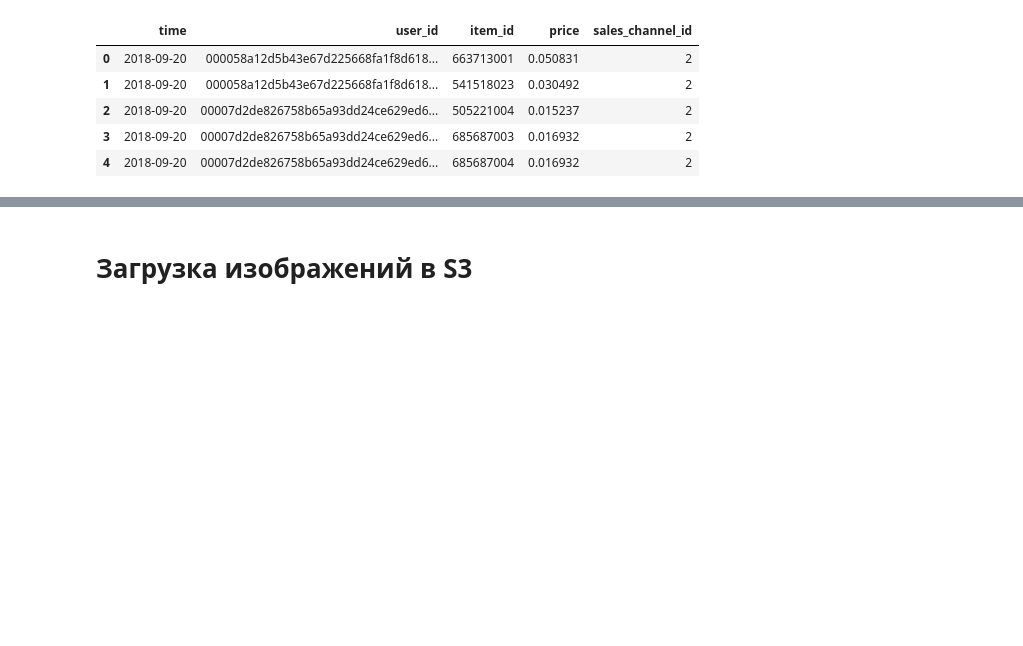
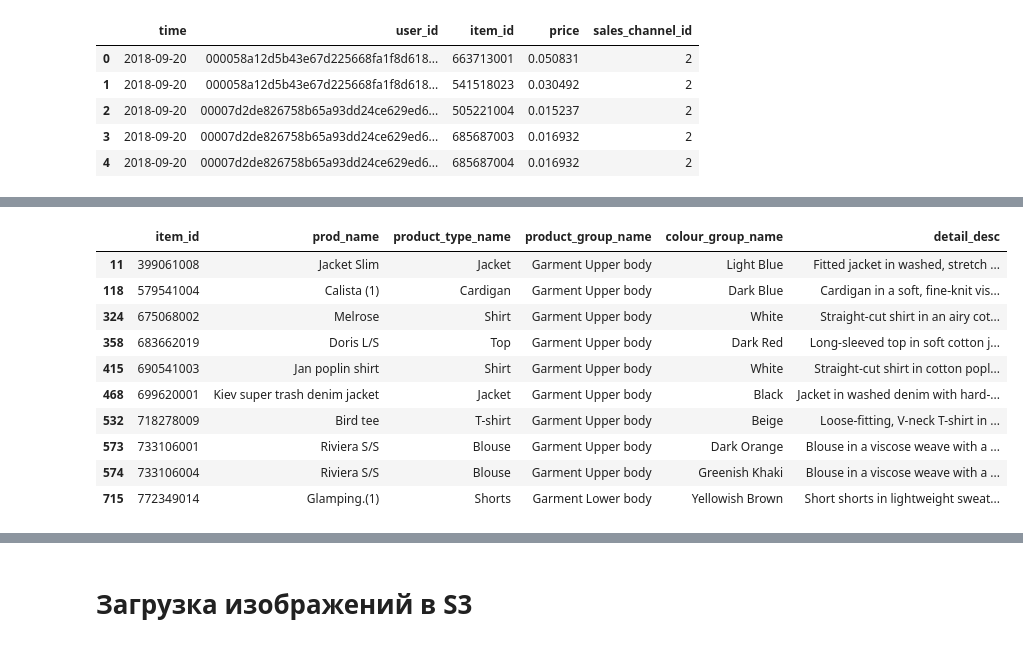
Before and after one commit to lyaminartemiy/graphnn-recommendation-system, a Jupyter notebook: notebooks/data_preprocessing.ipynb, the cells around one changed output, grey strips where cells are left out. Cells and saved outputs as stored; diff of their text form; code cells hidden in the pictures; blank space fills up the shorter version.

```diff
--- a/notebooks/data_preprocessing.ipynb
+++ b/notebooks/data_preprocessing.ipynb
@@ -130,5 +337,14 @@ transactions.head()
 # %%
-filtered_transactions, selected_users, selected_items = prepare_filtered_dataset(transactions=transactions)
+# filtered_transactions, selected_users, selected_items = prepare_filtered_dataset(transactions=transactions)
+filtered_transactions, selected_users, selected_items, eligible_types = prepare_balanced_dataset(
+    transactions=transactions,
+    articles=articles,
+    num_articles_per_type=100,
+    num_customers=1000,
+    min_articles_per_user=5,
+    min_users_per_article=500,
+)
+
 filtered_customers = customers[customers[Constants.USER_ID].isin(selected_users)]
 filtered_customers = filtered_customers.reset_index(drop=True)
 filtered_articles = articles[articles[Constants.ITEM_ID].isin(selected_items)]
@@ -140,0 +946,16 @@ filtered_articles = filtered_articles.reset_index(drop=True)
+# %%
+filtered_articles[
+    filtered_articles["item_id"].isin(recommendations)
+]
+# %% [output]
+|  | item_id | prod_name | product_type_name | product_group_name | colour_group_name | detail_desc |
+| 11 | 399061008 | Jacket Slim | Jacket | Garment Upper body | Light Blue | Fitted jacket in washed, stretch ... |
+| 118 | 579541004 | Calista (1) | Cardigan | Garment Upper body | Dark Blue | Cardigan in a soft, fine-knit vis... |
+| 324 | 675068002 | Melrose | Shirt | Garment Upper body | White | Straight-cut shirt in an airy cot... |
+| 358 | 683662019 | Doris L/S | Top | Garment Upper body | Dark Red | Long-sleeved top in soft cotton j... |
+| 415 | 690541003 | Jan poplin shirt | Shirt | Garment Upper body | White | Straight-cut shirt in cotton popl... |
+| 468 | 699620001 | Kiev super trash denim jacket | Jacket | Garment Upper body | Black | Jacket in washed denim with hard-... |
+| 532 | 718278009 | Bird tee | T-shirt | Garment Upper body | Beige | Loose-fitting, V-neck T-shirt in ... |
+| 573 | 733106001 | Riviera S/S | Blouse | Garment Upper body | Dark Orange | Blouse in a viscose weave with a ... |
+| 574 | 733106004 | Riviera S/S | Blouse | Garment Upper body | Greenish Khaki | Blouse in a viscose weave with a ... |
+| 715 | 772349014 | Glamping.(1) | Shorts | Garment Lower body | Yellowish Brown | Short shorts in lightweight sweat... |
```
Also changed, not shown: parts of 53 cells of this notebook, 24 other files.
